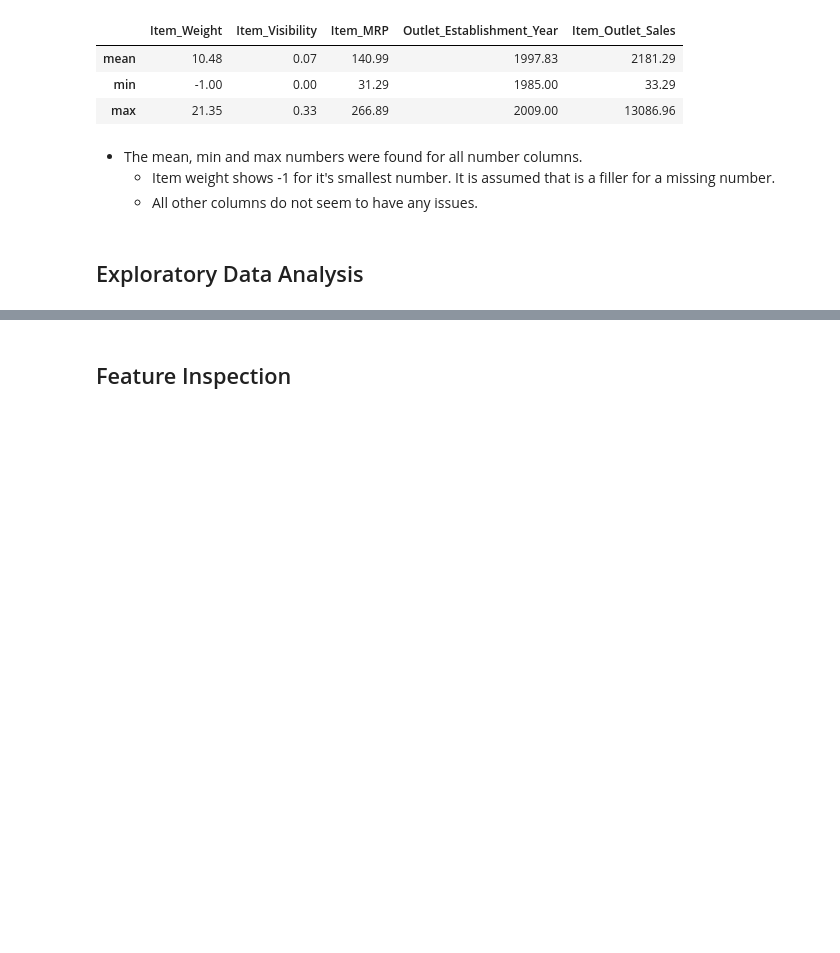
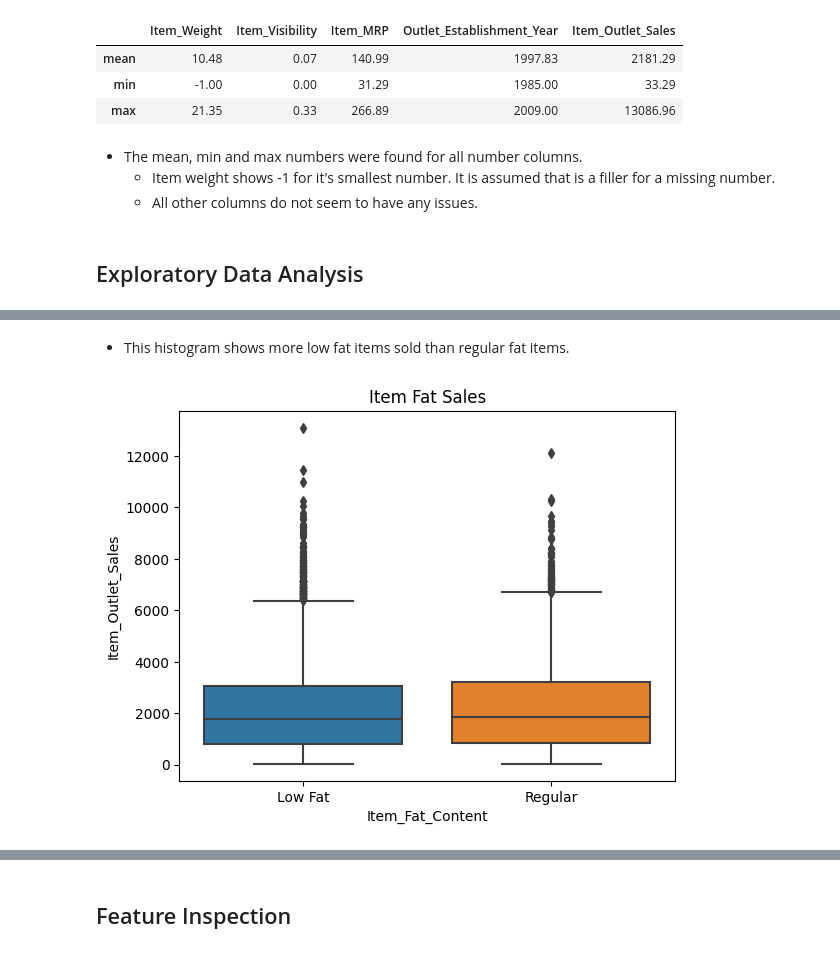
Before and after one commit to tronicey/Predictions-of-Product-Sales, a Jupyter notebook: predictions_of_product_sales.ipynb, the cells around one changed output, grey strips where cells are left out. Cells and saved outputs as stored; diff of their text form; code cells hidden in the pictures; blank space fills up the shorter version.

```diff
--- a/predictions_of_product_sales.ipynb
+++ b/predictions_of_product_sales.ipynb
@@ -244,0 +266,8 @@ stats.loc[['mean','min','max']].round(2)
+# %% [markdown]
+- This histogram shows more low fat items sold than regular fat items.
+# %%
+# Create a box plot of low fat and regular fat items and how they sold
+ax = sns.boxplot(data=df_sales, x='Item_Fat_Content', y="Item_Outlet_Sales")
+ax.set_title("Item Fat Sales");
+# %% [output]
+[figure, added]
```
Also changed, not shown: parts of 7 cells of this notebook.
